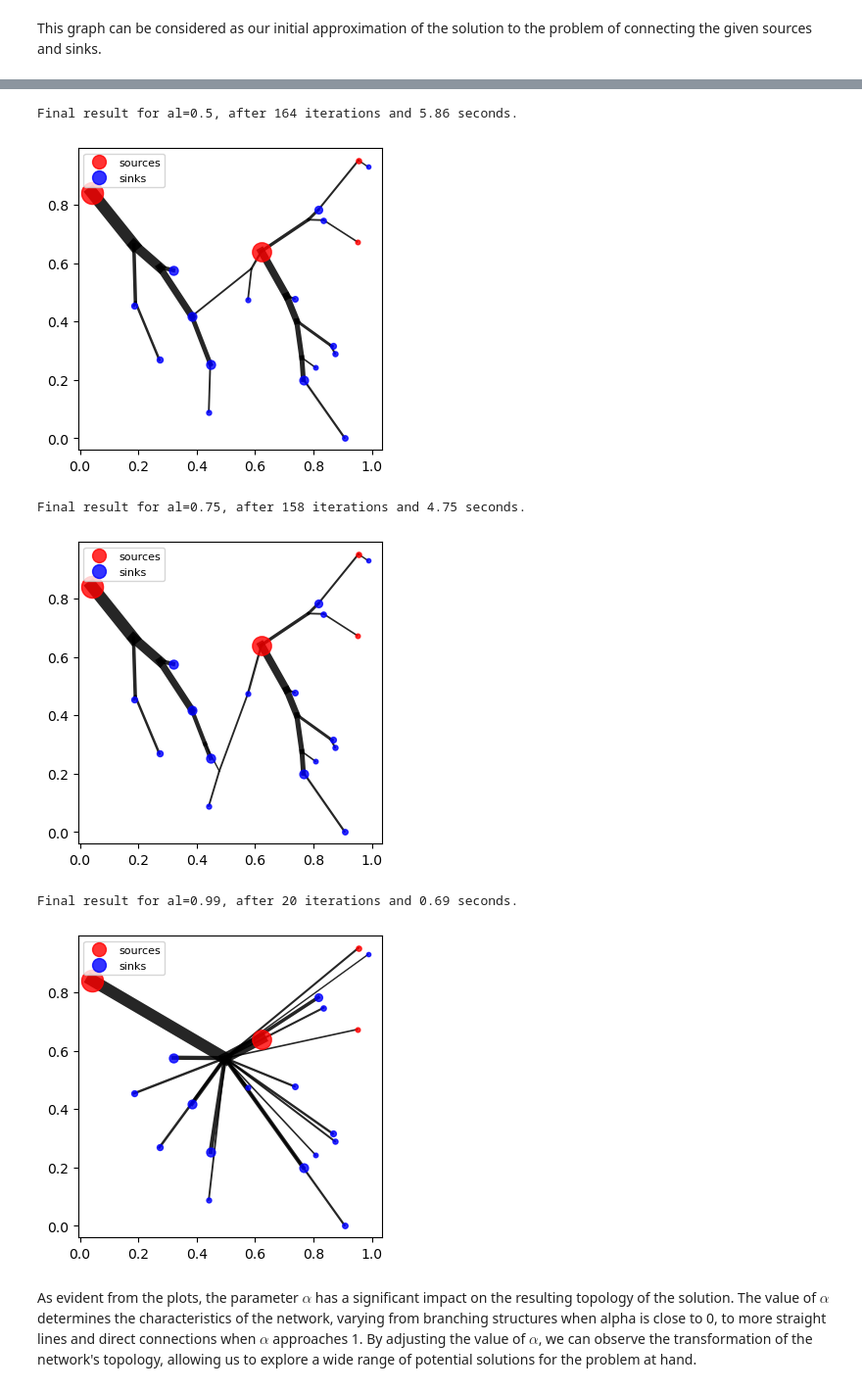
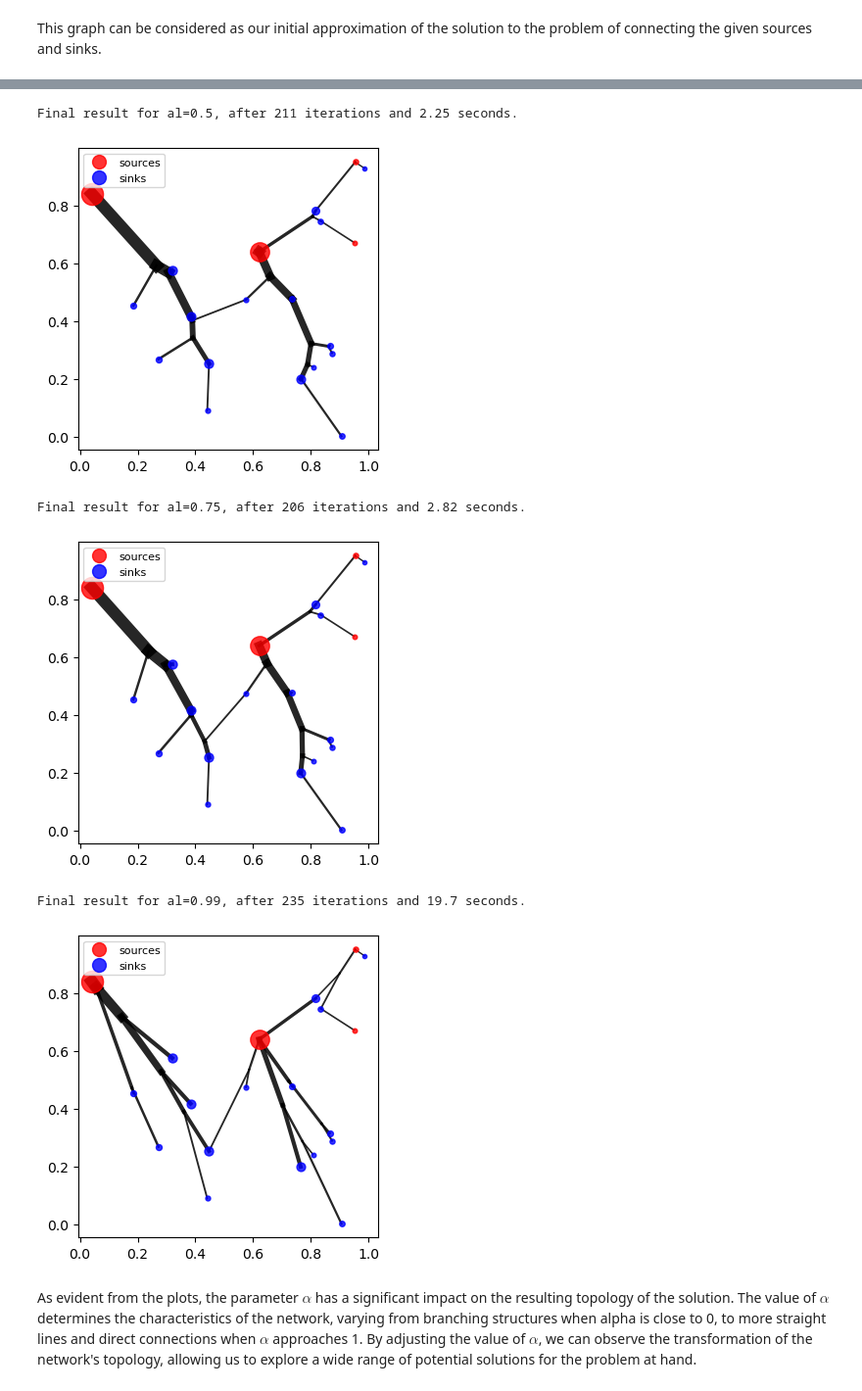
Before and after one commit to sciai-lab/BranchedOT, a Jupyter notebook: tutorials/tutorial-2-impact-of-alpha.ipynb, the cells around one changed output, grey strips where cells are left out. Shown at 98% size. Drawn from its saved outputs; the diff is of its cells as text; code cells hidden in the pictures.

Commit message:
made some small changes to the second tutorial; modified visualizer to enable subplots.

```diff
--- a/tutorials/tutorial-2-impact-of-alpha.ipynb
+++ b/tutorials/tutorial-2-impact-of-alpha.ipynb
@@ -28,0 +32,39 @@ Next, the code defines the problem parameters. The snippet contains the followin
+# %%
+bot_problem_dict = {
+    "al": 0.5,
+    "coords_sources": np.array([[0.0, 0.0]]),
+    "coords_sinks": np.array([[-0.5, 1], [0.5, 1]]),
+    "supply_arr": np.array([1.0]),
+    "demand_arr": np.array([0.5, 0.5])
+}
+
+alphas = [0.01, 0.25, 0.50, 0.75, 0.99]
+
+# use trivial topology with 1 branching point:
+topo = nx.Graph()
+for node in range(len(bot_problem_dict["supply_arr"]) + len(bot_problem_dict["demand_arr"])):
+    topo.add_edge(-1, node)
+
+coords_sources = bot_problem_dict["coords_sources"]
+coords_sinks = bot_problem_dict["coords_sinks"]
+supply_arr = bot_problem_dict["supply_arr"]
+demand_arr = bot_problem_dict["demand_arr"]
+
+fig, axes = plt.subplots(1, len(alphas), figsize=(20, 5))
+fig.suptitle("Optimal geometry for different alpha values", fontsize=14)
+
+for i, al in enumerate(alphas):
+    cost, coords_iter = igs.iterative_geometry_solver(topo, supply_arr, demand_arr, coords_sources, coords_sinks, al,
+                                         relative_improvement_threshold=1e-7, min_iterations=-1,
+                                         max_iterations=2000,
+                                         plot=False, title="", fov=None, save=False, save_name=f"img{np.round(al,2)}")
+
+    # print("BOT solution with optimal geometry for alpha = ", al)
+    # add current figure to the plot:
+    utils.visualise_BOT_solution(topo,
+                   coords_iter,
+                   supply_arr,
+                   demand_arr,
+                   title=f"alpha={al}", save=False, save_name="img", fs = 10, subplot_ax=axes[i])
+
+plt.show()
@@ -105,11 +153,11 @@ nx.draw_networkx(topo, pos = pos, node_size = 250, with_labels = True)
 # %% [markdown]
 This graph can be considered as our initial approximation of the solution to the problem of connecting the given sources and sinks.
 # %%
-import matplotlib.pyplot as plt
-
 alphas = [0.01, 0.25, 0.50, 0.75, 0.99]
 
 for i, al in enumerate(alphas):
+    # We update the value of alpha
+    bot_problem_dict["al"] = al
 
     # We create a copy of the graph
     topo_copy = topo.copy()
@@ -167,9 +215,9 @@ Final result for al=0.25, after 148 iterations and 2.55 seconds.
-Final result for al=0.5, after 164 iterations and 5.86 seconds.
+Final result for al=0.5, after 211 iterations and 2.25 seconds.
-[figure, old version]
+[figure, new version]
-Final result for al=0.75, after 158 iterations and 4.75 seconds.
+Final result for al=0.75, after 206 iterations and 2.82 seconds.
-[figure, old version]
+[figure, new version]
-Final result for al=0.99, after 20 iterations and 0.69 seconds.
+Final result for al=0.99, after 235 iterations and 19.7 seconds.
-[figure, old version]
+[figure, new version]
 # %% [markdown]
 As evident from the plots, the parameter $\alpha$ has a significant impact on the resulting topology of the solution. The value of $\alpha$ determines the characteristics of the network, varying from branching structures when alpha is close to 0, to more straight lines and direct connections when $\alpha$ approaches 1. By adjusting the value of $\alpha$, we can observe the transformation of the network's topology, allowing us to explore a wide range of potential solutions for the problem at hand.
 # %% [markdown]
```
Also changed, not shown: parts of 9 cells of this notebook, 2 other files.
